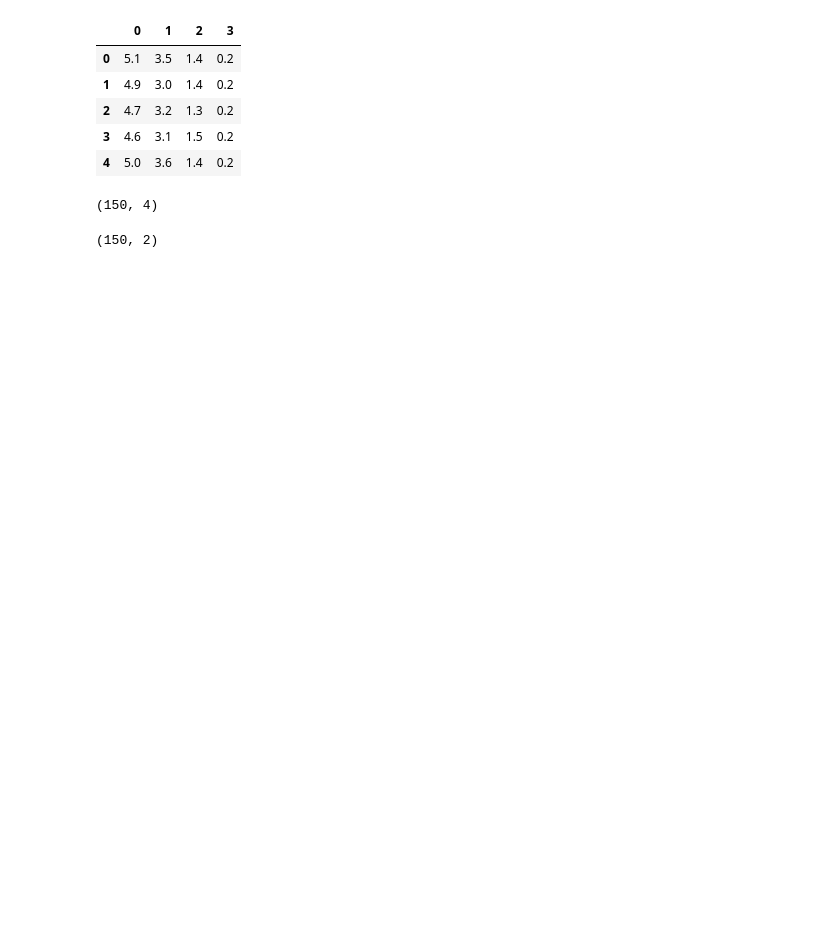
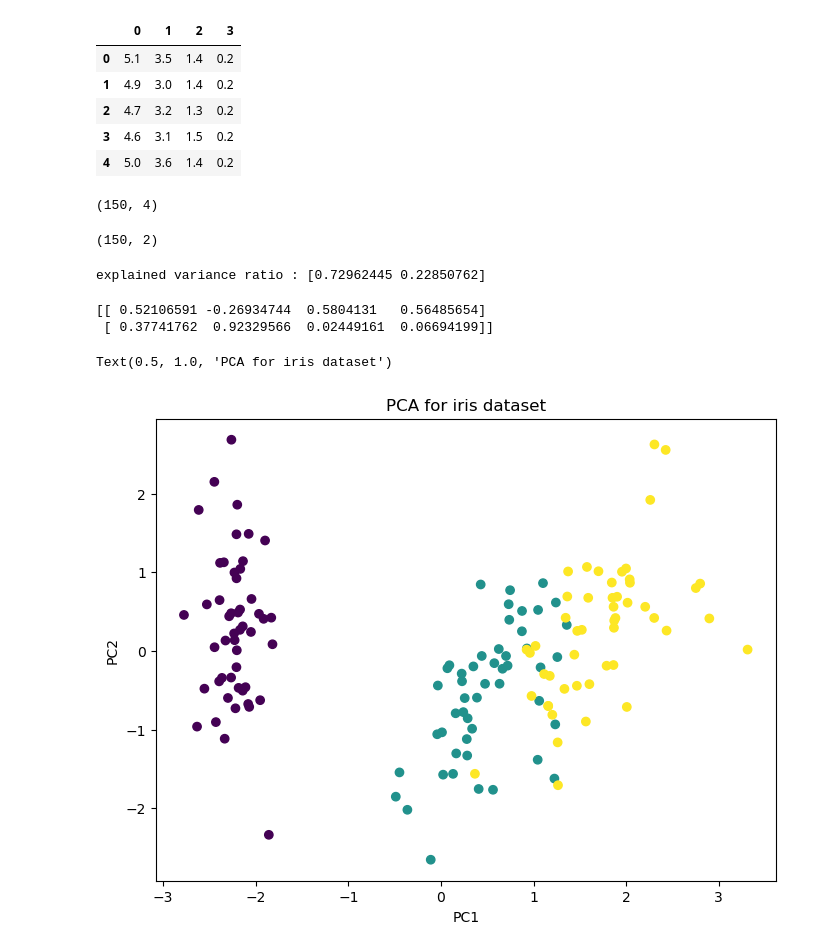
Before and after one commit to Prithvikatkar17/AIML, a Jupyter notebook: 13_Unsuppervised_ml/05_PCA.ipynb, the cells around one changed output. Drawn from its saved outputs; the diff is of its cells as text; code cells hidden in the pictures; blank space fills up the shorter version.

```diff
--- a/13_Unsuppervised_ml/05_PCA.ipynb
+++ b/13_Unsuppervised_ml/05_PCA.ipynb
@@ -38,3 +38,27 @@ X_pca = pca.fit_transform(X_scaled)
 X_pca.shape
 # %% [output]
 (150, 2)
+# %%
+print ("explained variance ratio :",pca.explained_variance_ratio_)
+# %% [output]
+explained variance ratio : [0.72962445 0.22850762]
+# %%
+print(pca.components_)
+# %% [output]
+[[ 0.52106591 -0.26934744  0.5804131   0.56485654]
+ [ 0.37741762  0.92329566  0.02449161  0.06694199]]
+# %%
+plt.figure(figsize=(8, 6))
+
+plt.scatter(
+    X_pca[:, 0],
+    X_pca[:, 1],
+    c=y
+)
+
+plt.xlabel("PC1")
+plt.ylabel("PC2")
+plt.title("PCA for iris dataset")
+# %% [output]
+Text(0.5, 1.0, 'PCA for iris dataset')
+[figure, added]
```
